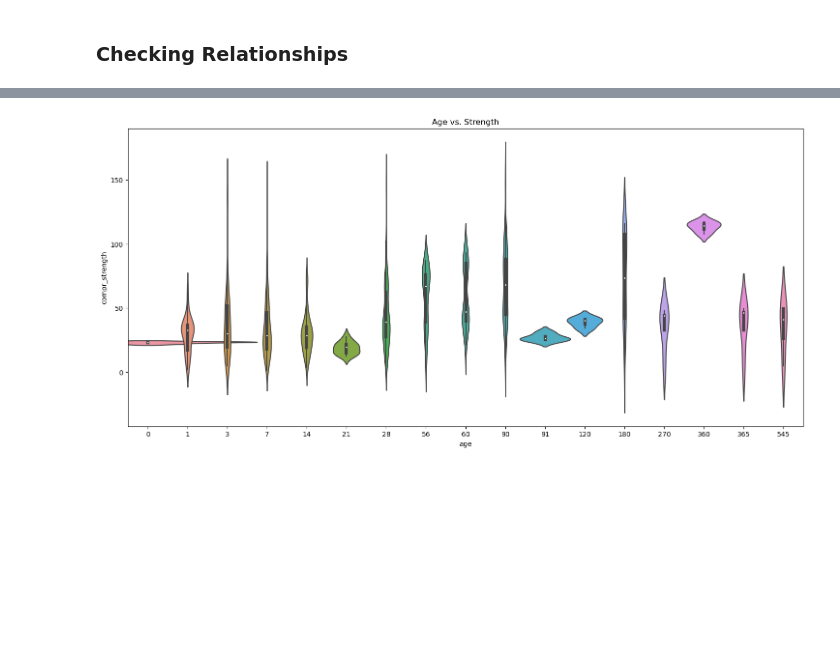
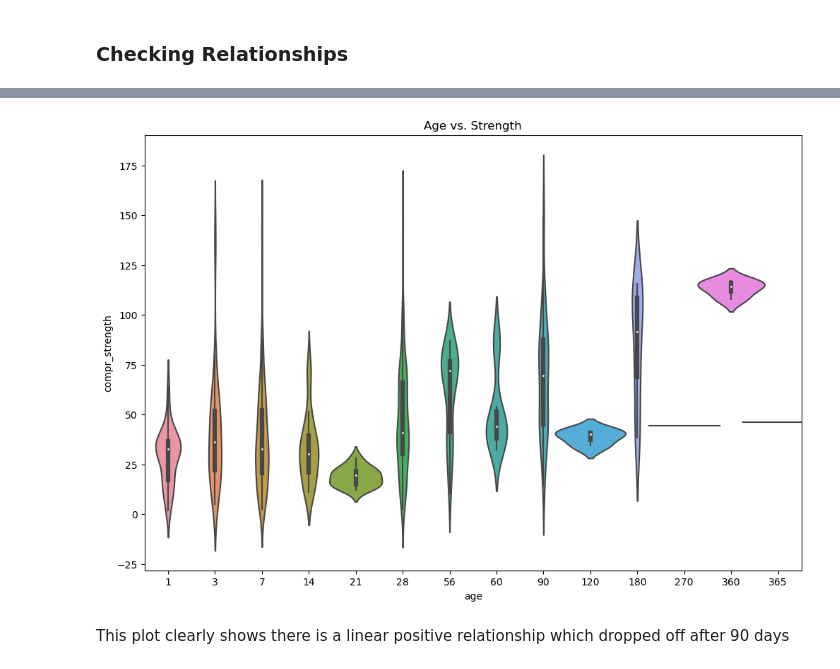
Before and after one commit to Ziizzay/POFA, a Jupyter notebook: POFA new.ipynb, the cells around one changed output, grey strips where cells are left out. Drawn from its saved outputs; the diff is of its cells as text; code cells hidden in the pictures; blank space fills up the shorter version.

```diff
--- a/POFA new.ipynb
+++ b/POFA new.ipynb
@@ -57,6 +58,6 @@ Index(['w/b_ratio', 'perc_add', 'cement', 'pofa', 'concrete_density',
 # %% [markdown]
 #### Let's drop irrelevant columns
 # %%
-pf = pf.drop(["concrete_density"], axis=1)
+pf = pf.drop(['References','Link', 'MIX RATIO','concrete_density'], axis=1)
 # %%
 for col in pf.columns:
@@ -87,0 +91,6 @@ pf.shape
+# %%
+# for Water
+
+water = (pf['water'].isnull()) & (~pf['pofa'].isnull() & ~pf['cement'].isnull())
+pf.loc[water, 'pofa'] = (pf.loc[water, 'pofa'] + pf.loc[water, 'cement']) * pf.loc[water, 'w/b_ratio']
+pf["water"].isna().sum()
@@ -87,0 +99,5 @@ pf.shape
+# %%
+#Removing rows with empty values
+
+pf.dropna(subset=['fine_agg', 'SiO2','water'], inplace=True)
+pf.shape
@@ -88,3 +106,6 @@ pf.shape
+# %%
+pf = pf.reindex(['w/b_ratio', 'perc_add', 'cement', 'pofa', 'fine_agg', 'coarse_agg', 'water', 'SiO2', 'Al2O3', 'Fe2O3', 'CaO',
+       'loi', 'superplasticiser', 'age', 'compr_strength'], axis=1)
 # %%
 pf.info()
 # %% [output]
@@ -170,10 +201,14 @@ plt.show()
 # %%
-plt.figure(figsize=(18, 8), label='Age vs. Strength')
+# Violin plot of age against compressive strength
+
+plt.figure(figsize=(12, 8), label='Age vs. Strength')
 plt.title('Age vs. Strength')
-sns.violinplot(data=pf, x="age", y="compr_strength", width=5.5)
+sns.violinplot(data=pf, x="age", y="compr_strength", width=1.5)
 plt.show()
 # %% [output]
-[figure, old version]
+[figure, new version]
+# %% [markdown]
+This plot clearly shows there is a linear positive relationship which dropped off after 90 days
 # %%
 pf.corr()
 # %% [output]
```
Also changed, not shown: parts of 34 cells of this notebook.
